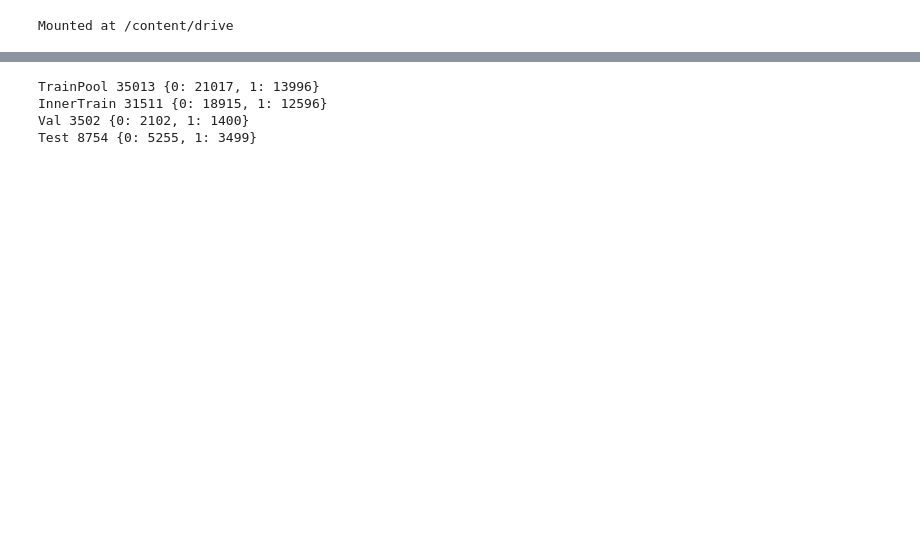
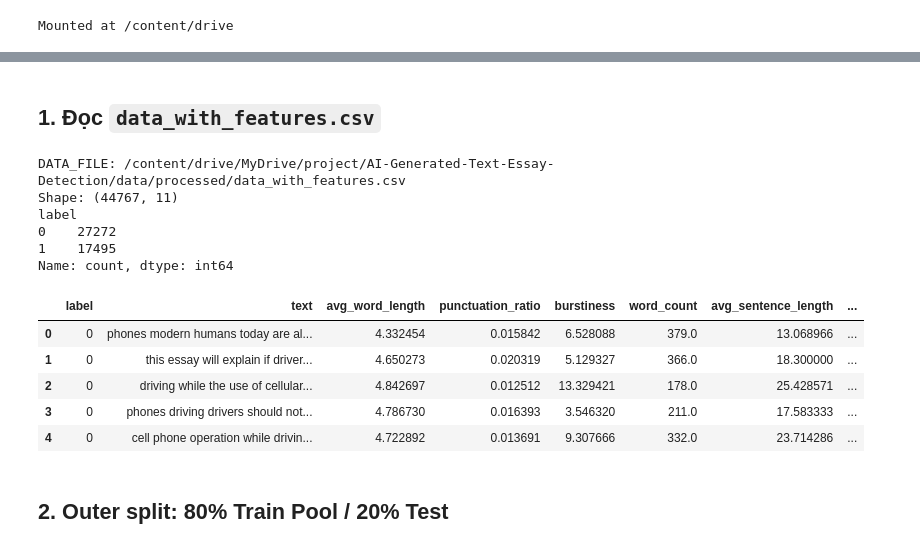
Before and after one commit to KietNH-ai/AI-Generated-Text-Essay-Detection, a Jupyter notebook: notebooks/06_modernBERT_deBERTa.ipynb, the cells around one changed output, grey strips where cells are left out. Drawn from its saved outputs; the diff is of its cells as text; code cells hidden in the pictures; blank space fills up the shorter version.

```diff
--- a/notebooks/10_RQ3_03_retrain_ModernBERT_DeBERTa_(1)_(1).ipynb
+++ b/notebooks/06_modernBERT_deBERTa.ipynb
@@ -63,51 +102,54 @@ Device: cuda
+# %% [markdown]
+## 1. Đọc `data_with_features.csv`
 # %%
 cwd = Path.cwd()
 PROJECT_ROOT = cwd.parent if cwd.name.lower() == "notebooks" else cwd
-if Path("/content/AI-Generated-Text-Essay-Detection").exists():
-    PROJECT_ROOT = Path("/content/AI-Generated-Text-Essay-Detection")
 
 candidates = [
-    PROJECT_ROOT / "data" / "processed" / "data_with_features_minus_1000_human.csv",
-    PROJECT_ROOT / "data_with_features_minus_1000_human.csv",
-    cwd / "data_with_features_minus_1000_human.csv",
+    PROJECT_ROOT / "data" / "processed" / "data_with_features.csv",
+    PROJECT_ROOT / "data_with_features.csv",
+    cwd / "data_with_features.csv",
 ]
+
 DATA_FILE = next((p for p in candidates if p.exists()), None)
+
 if DATA_FILE is None:
-    raise FileNotFoundError("Không tìm thấy data_with_features_minus_1000_human.csv")
+    raise FileNotFoundError(
+        "Không tìm thấy data_with_features.csv.\n"
+        + "\n".join(f" - {p}" for p in candidates)
+    )
 
-RESULT_DIR = Path('/content/drive/MyDrive/tmp/results/rq3_retrain_modernbert_deberta')
+RESULT_DIR = PROJECT_ROOT / "results" / "modernbert_deberta_80_20_earlystop"
 RESULT_DIR.mkdir(parents=True, exist_ok=True)
 
-df = pd.read_csv(DATA_FILE)[["text", "label"]].dropna().reset_index(drop=True)
+df = pd.read_csv(DATA_FILE).copy()
+
+required_cols = {"text", "label"}
+missing = required_cols - set(df.columns)
+if missing:
+    raise ValueError(f"Dataset thiếu cột: {missing}")
+
+df = df.dropna(subset=["text", "label"]).reset_index(drop=True)
 df["text"] = df["text"].astype(str)
 df["label"] = df["label"].astype(int)
 df["_row_id"] = np.arange(len(df))
 
-train_pool_idx, test_idx = train_test_split(
-    np.arange(len(df)), test_size=TEST_SIZE, random_state=SEED, stratify=df["label"]
-)
-train_pool_df = df.iloc[train_pool_idx].reset_index(drop=True)
-test_df = df.iloc[test_idx].reset_index(drop=True)
-
-inner_idx, val_idx = train_test_split(
-    np.arange(len(train_pool_df)), test_size=INNER_VAL_SIZE,
-    random_state=SEED, stratify=train_pool_df["label"]
-)
-inner_train_df = train_pool_df.iloc[inner_idx].reset_index(drop=True)
-val_df = train_pool_df.iloc[val_idx].reset_index(drop=True)
-
-assert set(train_pool_df["_row_id"]).isdisjoint(set(test_df["_row_id"]))
-assert set(inner_train_df["_row_id"]).isdisjoint(set(val_df["_row_id"]))
-
-for name, part in [("TrainPool",train_pool_df),("InnerTrain",inner_train_df),("Val",val_df),("Test",test_df)]:
-    print(name, len(part), part["label"].value_counts().to_dict())
-
-pd.concat([
-    train_pool_df[["_row_id","label"]].assign(split="train_80"),
-    test_df[["_row_id","label"]].assign(split="test_20"),
-]).to_csv(RESULT_DIR / "internal_split_manifest.csv", index=False)
+print("DATA_FILE:", DATA_FILE)
+print("Shape:", df.shape)
+print(df["label"].value_counts())
+display(df.head())
 # %% [output]
-TrainPool 35013 {0: 21017, 1: 13996}
-InnerTrain 31511 {0: 18915, 1: 12596}
-Val 3502 {0: 2102, 1: 1400}
-Test 8754 {0: 5255, 1: 3499}
+DATA_FILE: /content/drive/MyDrive/project/AI-Generated-Text-Essay-Detection/data/processed/data_with_features.csv
+Shape: (44767, 11)
+label
+0    27272
+1    17495
+Name: count, dtype: int64
+|  | label | text | avg_word_length | punctuation_ratio | burstiness | word_count | avg_sentence_length | ... |
+| 0 | 0 | phones modern humans today are al... | 4.332454 | 0.015842 | 6.528088 | 379.0 | 13.068966 | ... |
+| 1 | 0 | this essay will explain if driver... | 4.650273 | 0.020319 | 5.129327 | 366.0 | 18.300000 | ... |
+| 2 | 0 | driving while the use of cellular... | 4.842697 | 0.012512 | 13.329421 | 178.0 | 25.428571 | ... |
+| 3 | 0 | phones driving drivers should not... | 4.786730 | 0.016393 | 3.546320 | 211.0 | 17.583333 | ... |
+| 4 | 0 | cell phone operation while drivin... | 4.722892 | 0.013691 | 9.307666 | 332.0 | 23.714286 | ... |
+# %% [markdown]
+## 2. Outer split: 80% Train Pool / 20% Test
```
Also changed, not shown: parts of 18 cells of this notebook, 13 other files.
